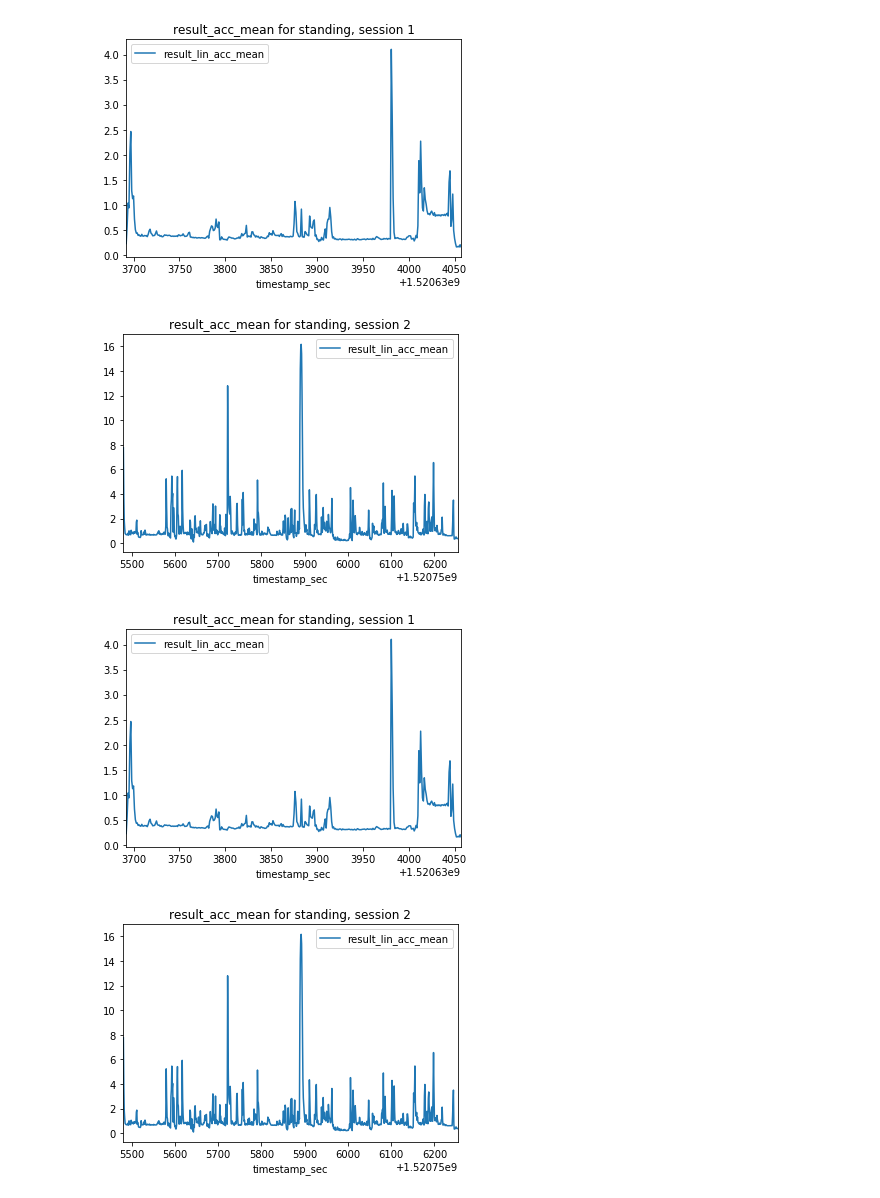
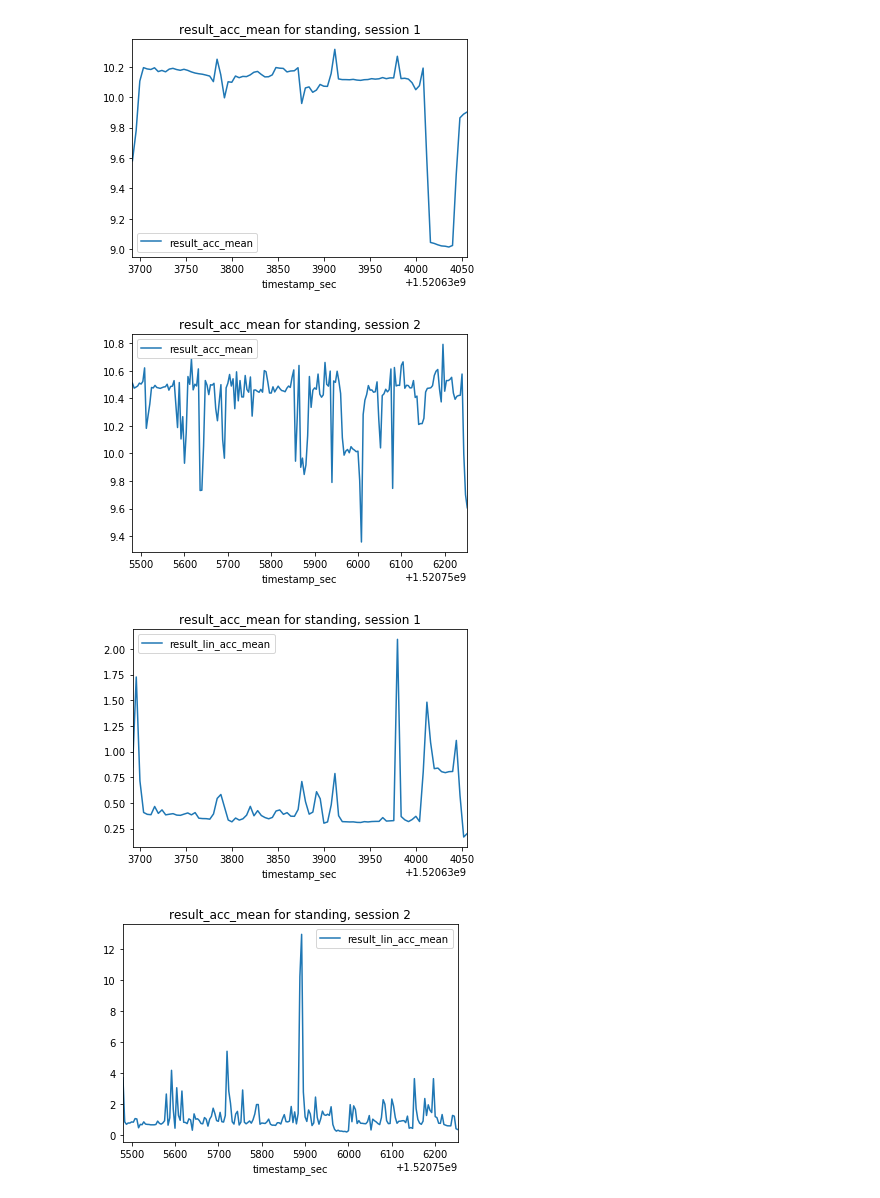
Before and after one commit to rac040/CS205, a Jupyter notebook: data-vis.ipynb, the cells around one changed output. Cells and saved outputs as stored; diff of their text form; code cells hidden in the pictures.

```diff
--- a/data-vis.ipynb
+++ b/data-vis.ipynb
@@ -4,9 +4,11 @@ import pandas as pd
 %matplotlib inline
 
 # may need to change this line to match your local dir
-FEATURE_PATH = './Data/Processed/train_features.csv' # for OS X
+FEATURE_PATH = './Data/Processed/train_features.csv'
+WINDOW_SIZE = 4 #seconds
 
 data = pd.read_csv(FEATURE_PATH)
+
 
 features = ['result_acc_mean', 'result_acc_median', 'result_acc_std', 'result_lin_acc_mean', 'result_lin_acc_median', 'result_lin_acc_std']
 
@@ -25,7 +27,7 @@ def plot_data(label, feature):
         count = count + 1
         val = specific_data['timestamp_sec'].iloc[first_idx]
 
-        while val + 1 == specific_data['timestamp_sec'].iloc[idx]:
+        while val + WINDOW_SIZE == specific_data['timestamp_sec'].iloc[idx]:
             val = specific_data['timestamp_sec'].iloc[idx]
             idx = idx + 1
             if idx == len(specific_data):
@@ -39,3 +41,6 @@ def plot_data(label, feature):
         idx = idx + 1
         if idx >= len(specific_data):
             break
+
+
+data
@@ -42,13 +66,13 @@ def plot_data(label, feature):
 # %%
-plot_data(labels[0], features[3])
+plot_data(labels[0], features[0])
 # %% [output]
-[figure, old version]
+[figure, new version]
-[figure, old version]
+[figure, new version]
 # %%
 plot_data(labels[0], features[3])
 # %% [output]
-[figure, old version]
+[figure, new version]
-[figure, old version]
+[figure, new version]
 # %%
 plot_data(labels[2], features[4])
 # %% [output]
```
Also changed, not shown: parts of 5 cells of this notebook, 1 other file.
